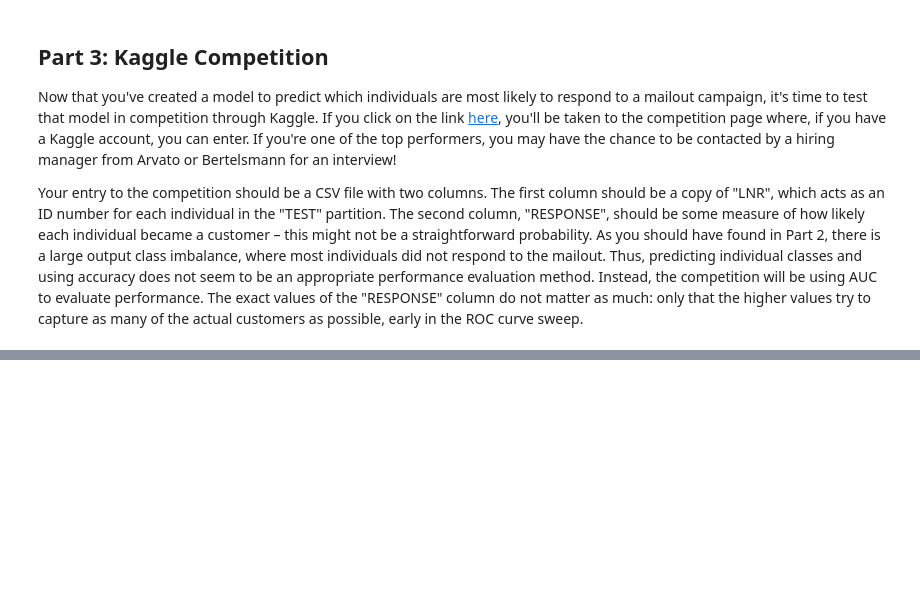
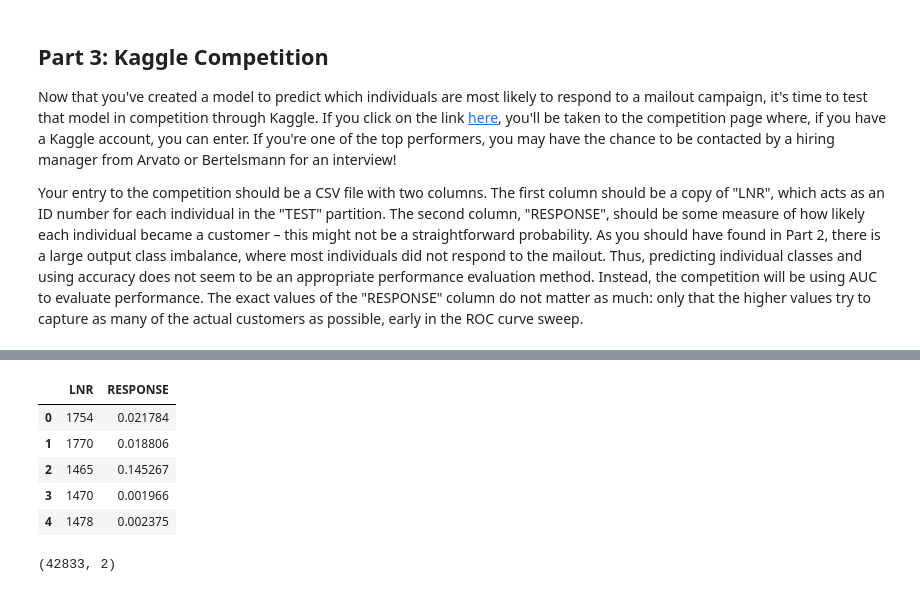
Before and after one commit to cnegrelli/Arvato_identify_customers, a Jupyter notebook: Arvato Project Workbook (2).ipynb, the cells around one changed output, grey strips where cells are left out. Saved outputs shown, nothing was run; the diff lists cells and outputs as text; code cells hidden in the pictures; blank space fills up the shorter version.

```diff
--- a/Arvato Project Workbook (2).ipynb
+++ b/Arvato Project Workbook (2).ipynb
@@ -1183,3 +1185,6 @@ The model improves a little when we choose max_depth=4, loss='deviance' and n_es
+# %%
+classifier = GradientBoostingClassifier(max_depth=4)
+best_model = classifier.fit(X_train,y_train)
 # %% [markdown]
 ## Part 3: Kaggle Competition
 
@@ -1198,3 +1203,5 @@ test_cols = list(test_clean.columns.values)
 # %%
 X_test = scaler.transform(test_clean)
 X_test = pd.DataFrame(X_test, columns = test_cols)
+# %%
+probab = best_model.predict_proba(X_test)
@@ -1200,0 +1218,13 @@ X_test = pd.DataFrame(X_test, columns = test_cols)
+# %%
+predictions = pd.DataFrame(LNR_test)
+# %%
+predictions['RESPONSE'] = probab[:,1]
+# %%
+predictions.head()
+# %% [output]
+|  | LNR | RESPONSE |
+| 0 | 1754 | 0.021784 |
+| 1 | 1770 | 0.018806 |
+| 2 | 1465 | 0.145267 |
+| 3 | 1470 | 0.001966 |
+| 4 | 1478 | 0.002375 |
@@ -1200,0 +1233,4 @@ X_test = pd.DataFrame(X_test, columns = test_cols)
+# %%
+predictions.shape
+# %% [output]
+(42833, 2)
```
Also changed, not shown: parts of 3 cells of this notebook.
